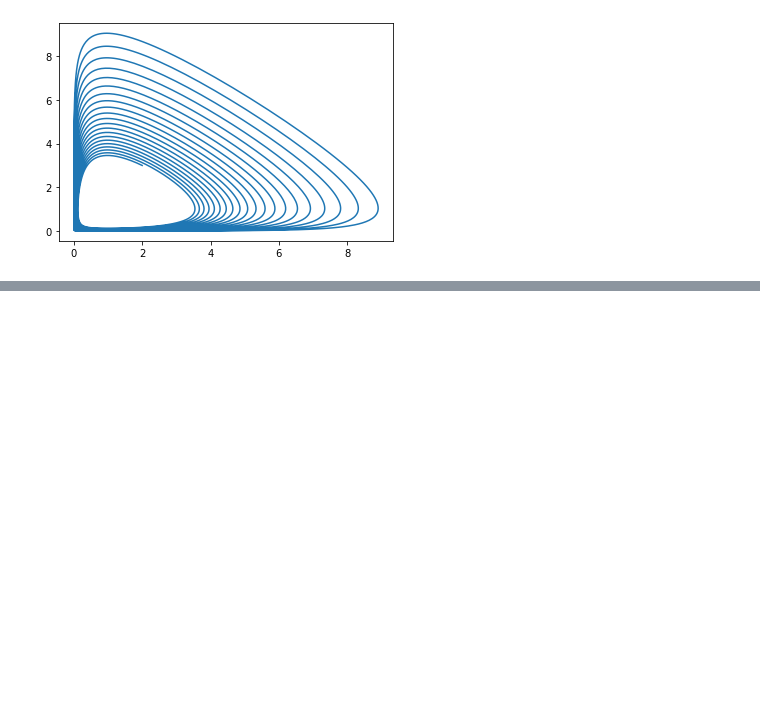
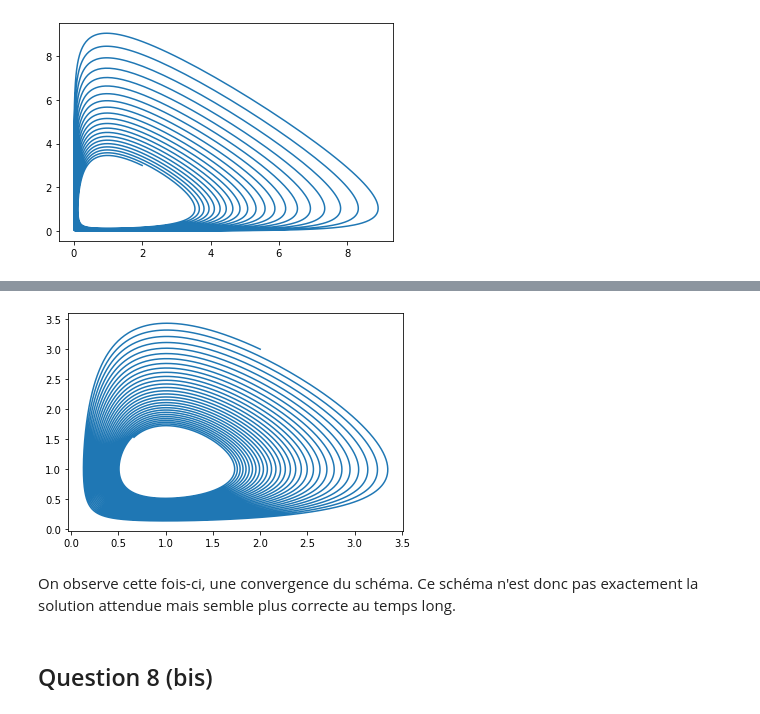
Before and after one commit to HugoDLM/Projet_num2, a Jupyter notebook: Rendu.ipynb, the cells around one changed output, grey strips where cells are left out. Cells and saved outputs as stored; diff of their text form; code cells hidden in the pictures; blank space fills up the shorter version.

Commit message:
Fin questions info

```diff
--- a/Rendu.ipynb
+++ b/Rendu.ipynb
@@ -169,0 +278,15 @@ plt.show()
+# %%
+def f(k, x, alpha=1, beta=1, gamma=1, delta=1):
+    return np.array([x[0]*(alpha-beta*x[1]), -x[1]*(gamma - delta*x[0])])
+
+solve_euler_implicit(f, [2,3], 0.1, 0, 30)
+
+A = np.array(solve_euler_implicit(f, [2,3], 0.01, 0, 200)[1])
+plt.plot(A[:,0], A[:,1])
+plt.show()
+# %% [output]
+[figure, added]
+# %% [markdown]
+On observe cette fois-ci, une convergence du schéma. Ce schéma n'est donc pas exactement la solution attendue mais semble plus correcte au temps long.
+# %% [markdown]
+## Question 8 (bis) ##
```
Also changed, not shown: parts of 14 cells of this notebook, 2 other files.
